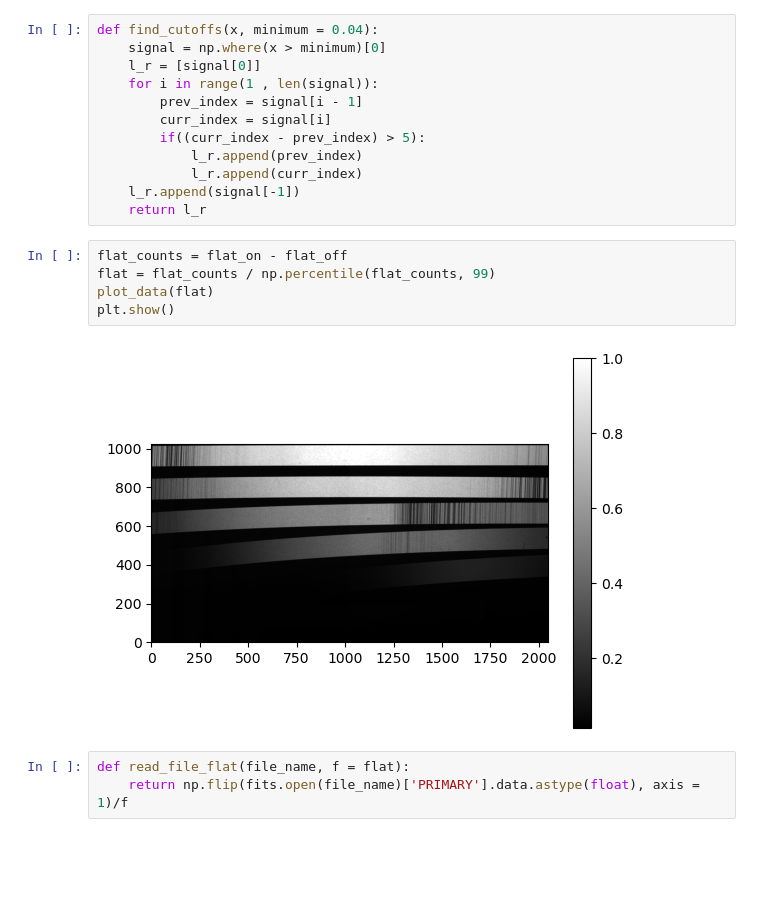
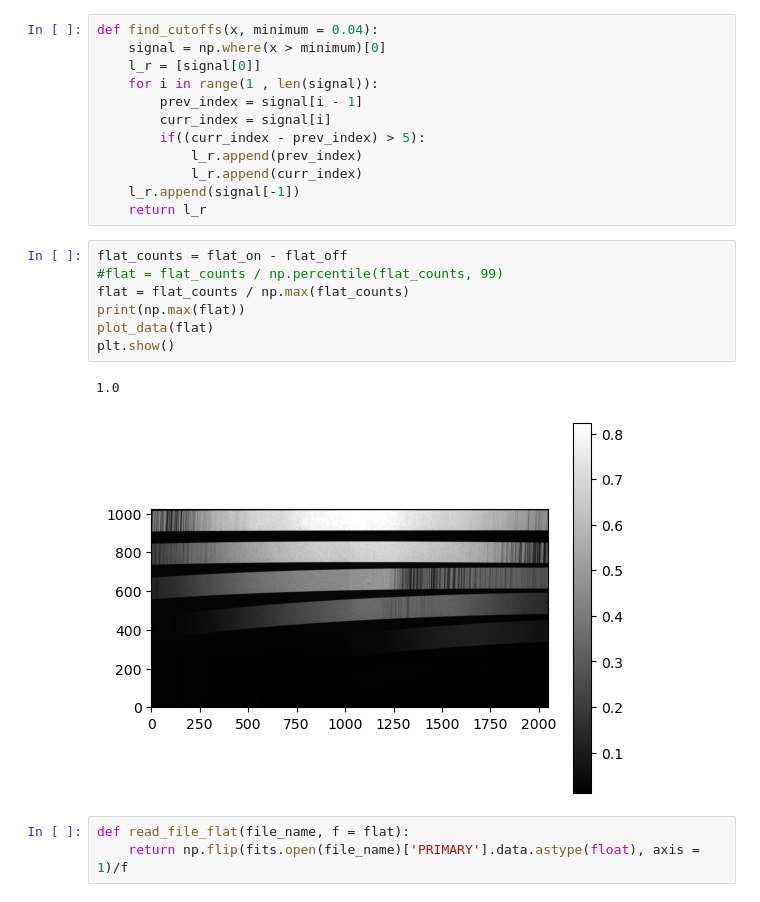
Before and after one commit to Hallflower20/palomar-project, a Jupyter notebook: data/pipeline.ipynb, the cells around one changed output. Cells and saved outputs as stored; diff of their text form; blank space fills up the shorter version.

```diff
--- a/data/pipeline.ipynb
+++ b/data/pipeline.ipynb
@@ -125,11 +125,14 @@ def find_cutoffs(x, minimum = 0.04):
     return l_r
 # %%
 flat_counts = flat_on - flat_off
-flat = flat_counts / np.percentile(flat_counts, 99)
+#flat = flat_counts / np.percentile(flat_counts, 99)
+flat = flat_counts / np.max(flat_counts)
+print(np.max(flat))
 plot_data(flat)
 plt.show()
 # %% [output]
+1.0
-[figure, old version]
+[figure, new version]
 # %%
 def read_file_flat(file_name, f = flat):
     return np.flip(fits.open(file_name)['PRIMARY'].data.astype(float), axis = 1)/f
```
Also changed, not shown: parts of 24 cells of this notebook, 1 other file.
